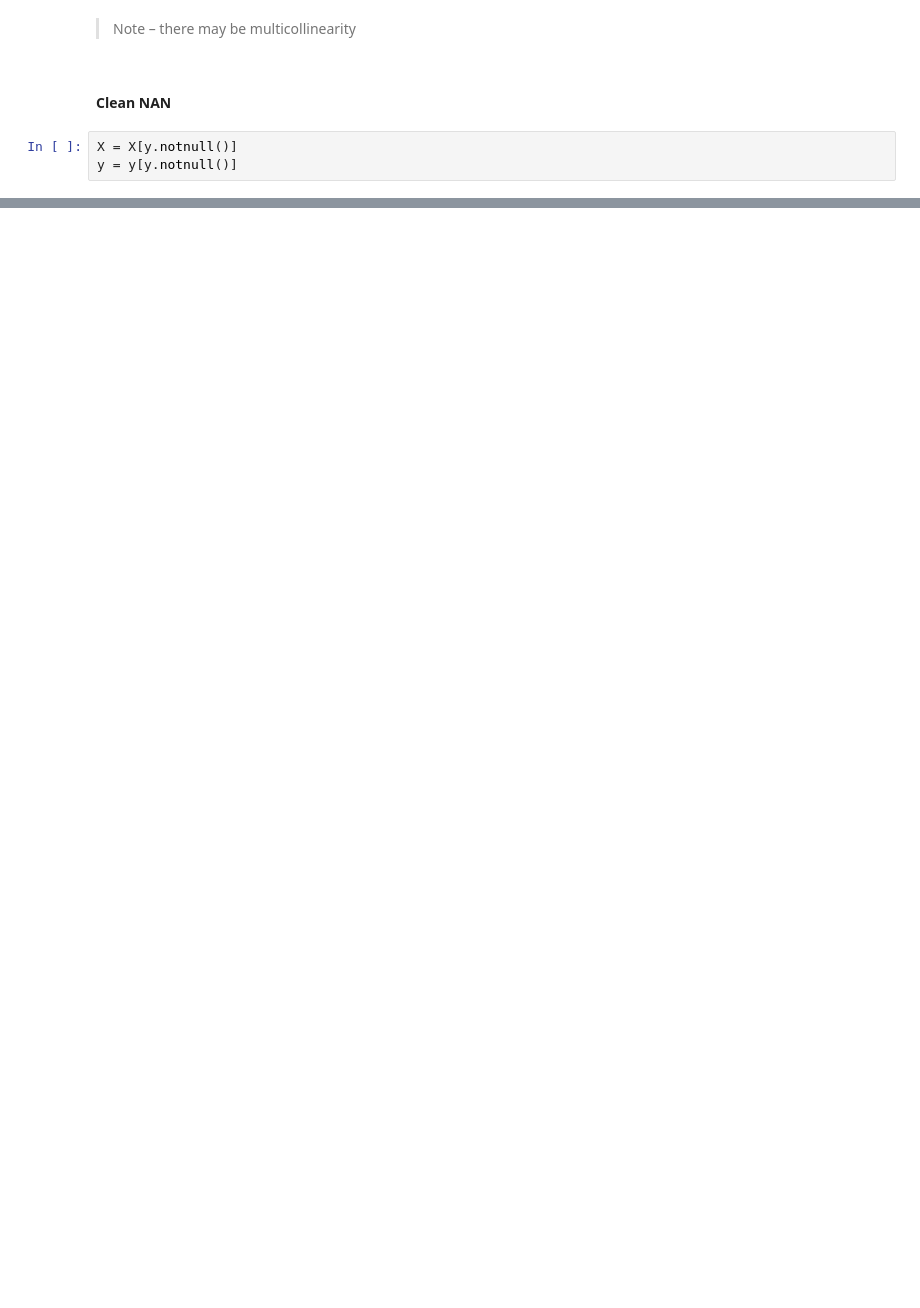
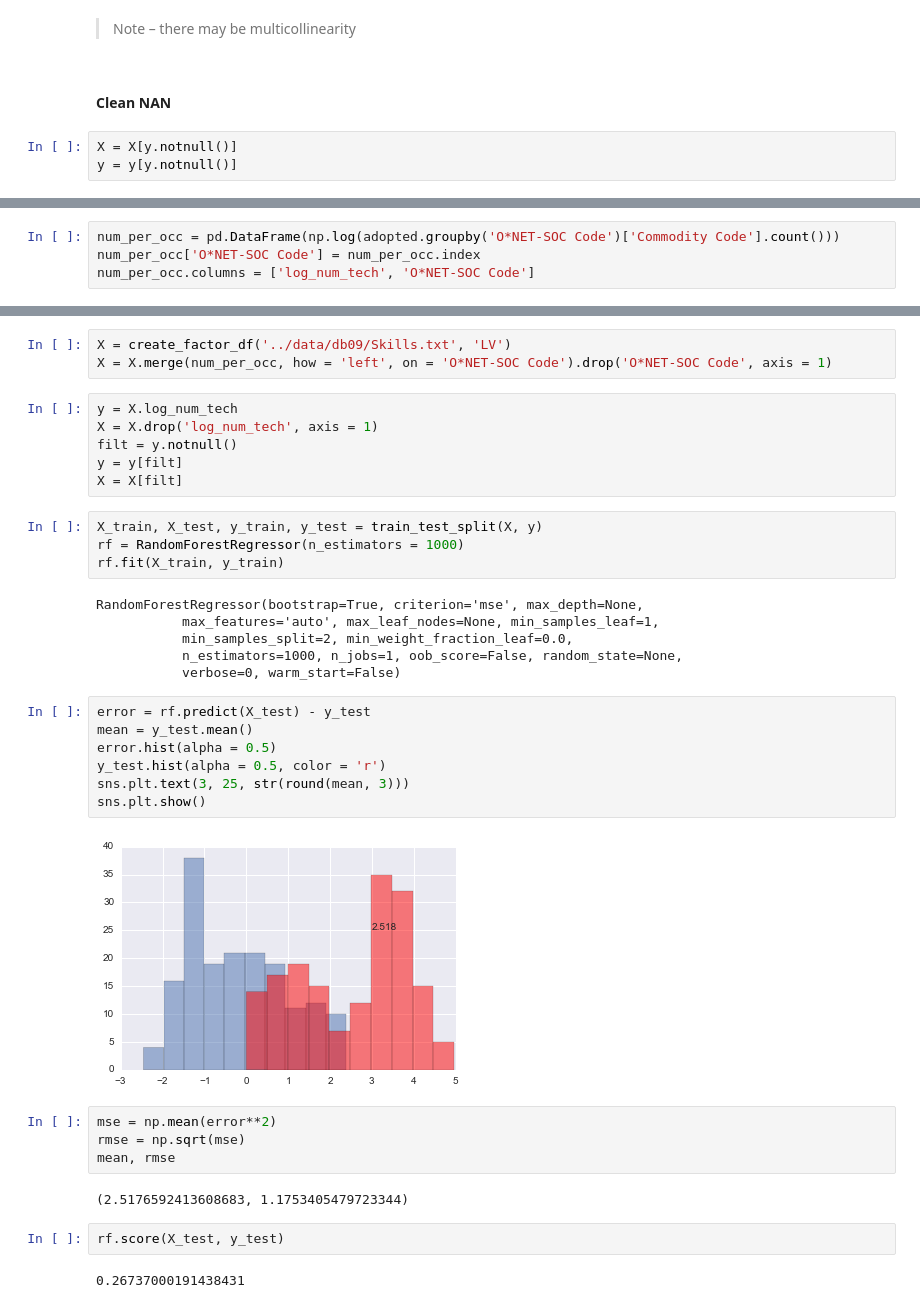
Before and after one commit to c0ns0le/future-employment, a Jupyter notebook: code/EDA.ipynb, the cells around one changed output, grey strips where cells are left out. Saved outputs shown, nothing was run; the diff lists cells and outputs as text; blank space fills up the shorter version.

```diff
--- a/code/EDA.ipynb
+++ b/code/EDA.ipynb
@@ -340,0 +463,4 @@ sorted(zip(X.columns, map(lambda x: round(x, 3), rf.feature_importances_)), key=
+# %%
+num_per_occ = pd.DataFrame(np.log(adopted.groupby('O*NET-SOC Code')['Commodity Code'].count()))
+num_per_occ['O*NET-SOC Code'] = num_per_occ.index
+num_per_occ.columns = ['log_num_tech', 'O*NET-SOC Code']
@@ -340,0 +479,38 @@ sorted(zip(X.columns, map(lambda x: round(x, 3), rf.feature_importances_)), key=
+# %%
+X = create_factor_df('../data/db09/Skills.txt', 'LV')
+X = X.merge(num_per_occ, how = 'left', on = 'O*NET-SOC Code').drop('O*NET-SOC Code', axis = 1)
+# %%
+y = X.log_num_tech
+X = X.drop('log_num_tech', axis = 1)
+filt = y.notnull()
+y = y[filt]
+X = X[filt]
+# %%
+X_train, X_test, y_train, y_test = train_test_split(X, y)
+rf = RandomForestRegressor(n_estimators = 1000)
+rf.fit(X_train, y_train)
+# %% [output]
+RandomForestRegressor(bootstrap=True, criterion='mse', max_depth=None,
+           max_features='auto', max_leaf_nodes=None, min_samples_leaf=1,
+           min_samples_split=2, min_weight_fraction_leaf=0.0,
+           n_estimators=1000, n_jobs=1, oob_score=False, random_state=None,
+           verbose=0, warm_start=False)
+# %%
+error = rf.predict(X_test) - y_test
+mean = y_test.mean()
+error.hist(alpha = 0.5)
+y_test.hist(alpha = 0.5, color = 'r')
+sns.plt.text(3, 25, str(round(mean, 3)))
+sns.plt.show()
+# %% [output]
+[figure, added]
+# %%
+mse = np.mean(error**2)
+rmse = np.sqrt(mse)
+mean, rmse
+# %% [output]
+(2.5176592413608683, 1.1753405479723344)
+# %%
+rf.score(X_test, y_test)
+# %% [output]
+0.26737000191438431
```
Also changed, not shown: parts of 48 cells of this notebook, 17 other files.
